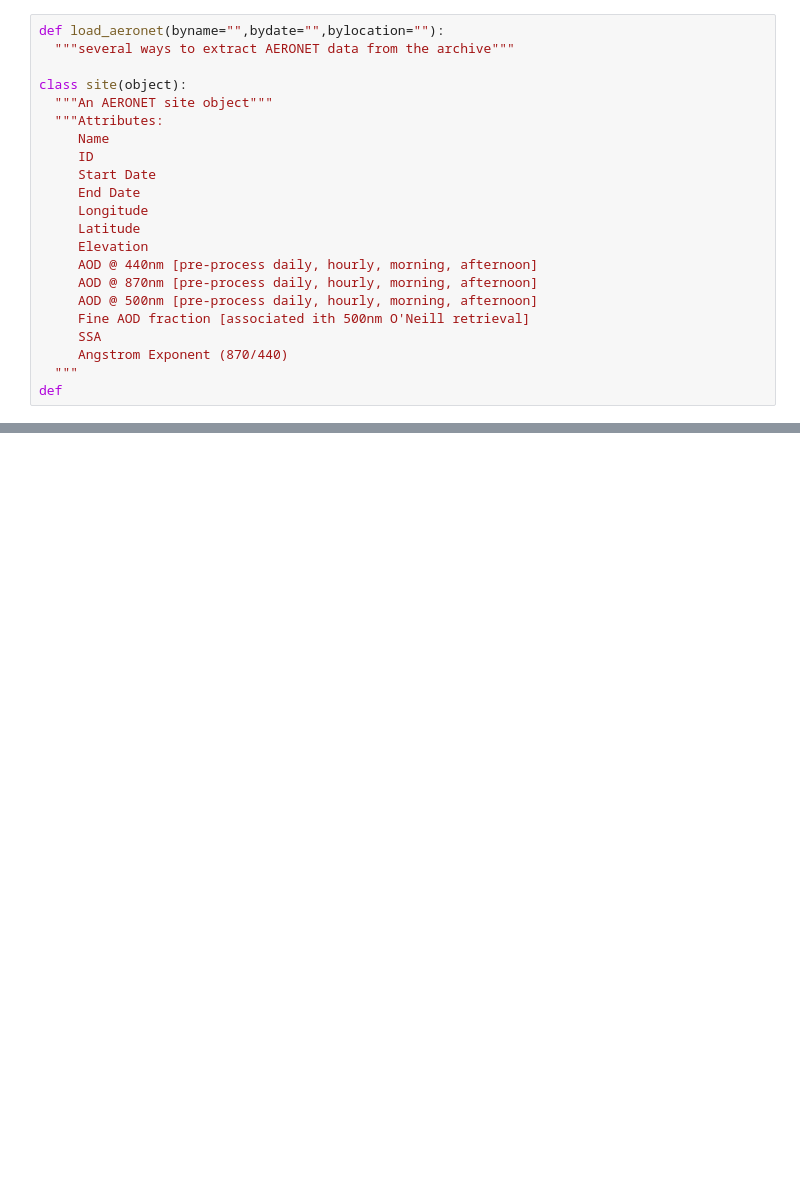
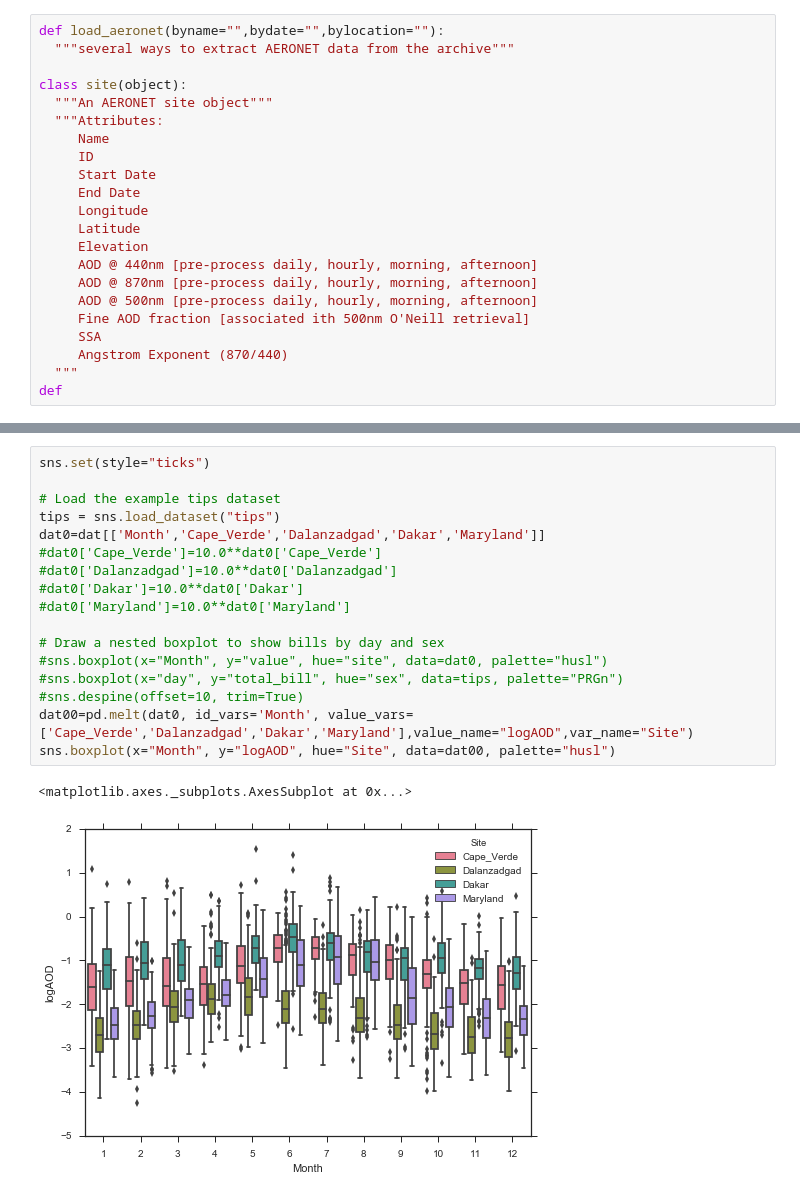
Before and after one commit to daridley/aeronet, a Jupyter notebook: AERONET.ipynb, the cells around one changed output, grey strips where cells are left out. Cells and saved outputs as stored; diff of their text form; blank space fills up the shorter version.

```diff
--- a/AERONET.ipynb
+++ b/AERONET.ipynb
@@ -135 +230,21 @@ sns.set(style="white", palette="GnBu_d")
+# %%
+sns.set(style="ticks")
+
+# Load the example tips dataset
+tips = sns.load_dataset("tips")
+dat0=dat[['Month','Cape_Verde','Dalanzadgad','Dakar','Maryland']]
+#dat0['Cape_Verde']=10.0**dat0['Cape_Verde']
+#dat0['Dalanzadgad']=10.0**dat0['Dalanzadgad']
+#dat0['Dakar']=10.0**dat0['Dakar']
+#dat0['Maryland']=10.0**dat0['Maryland']
+
+# Draw a nested boxplot to show bills by day and sex
+#sns.boxplot(x="Month", y="value", hue="site", data=dat0, palette="husl")
+#sns.boxplot(x="day", y="total_bill", hue="sex", data=tips, palette="PRGn")
+#sns.despine(offset=10, trim=True)
+dat00=pd.melt(dat0, id_vars='Month', value_vars=['Cape_Verde','Dalanzadgad','Dakar','Maryland'],value_name="logAOD",var_name="Site")
+sns.boxplot(x="Month", y="logAOD", hue="Site", data=dat00, palette="husl")
+# %% [output]
+<matplotlib.axes._subplots.AxesSubplot at 0x...>
+[figure, added]
 # %%
```
Also changed, not shown: parts of 9 cells of this notebook.
